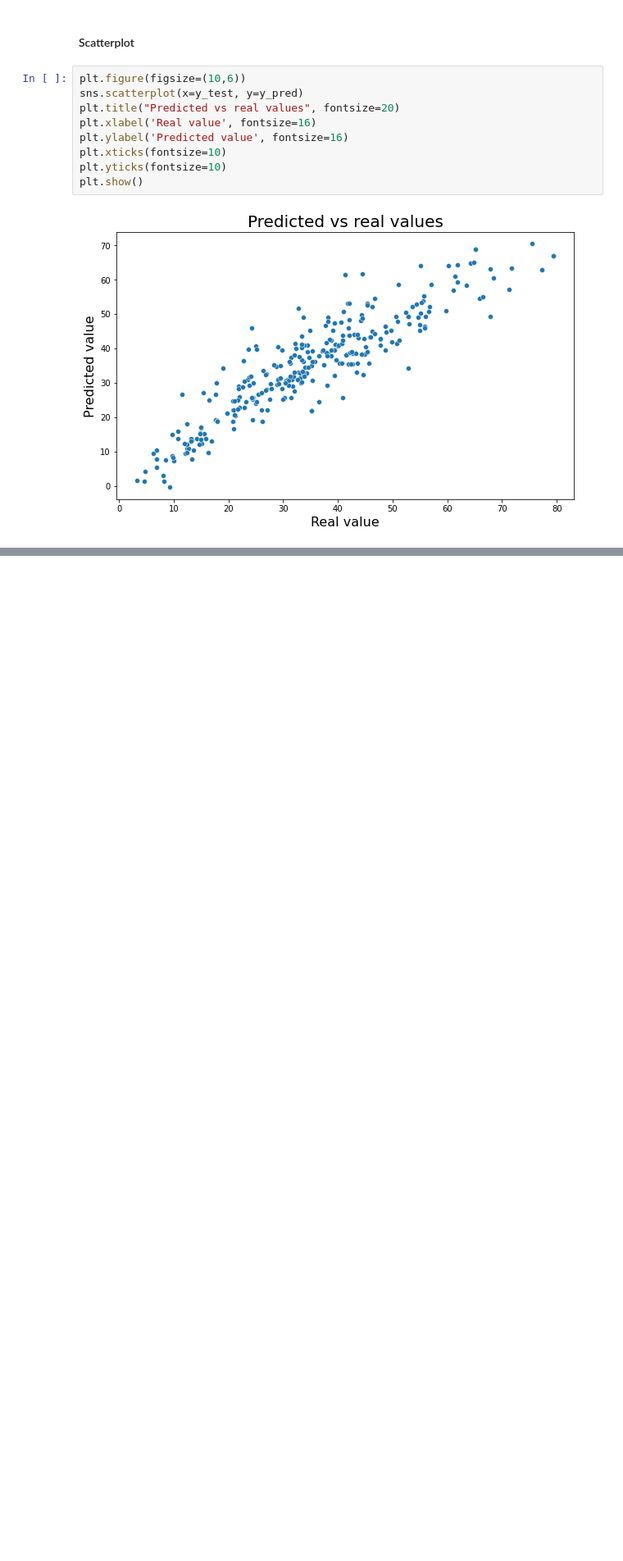
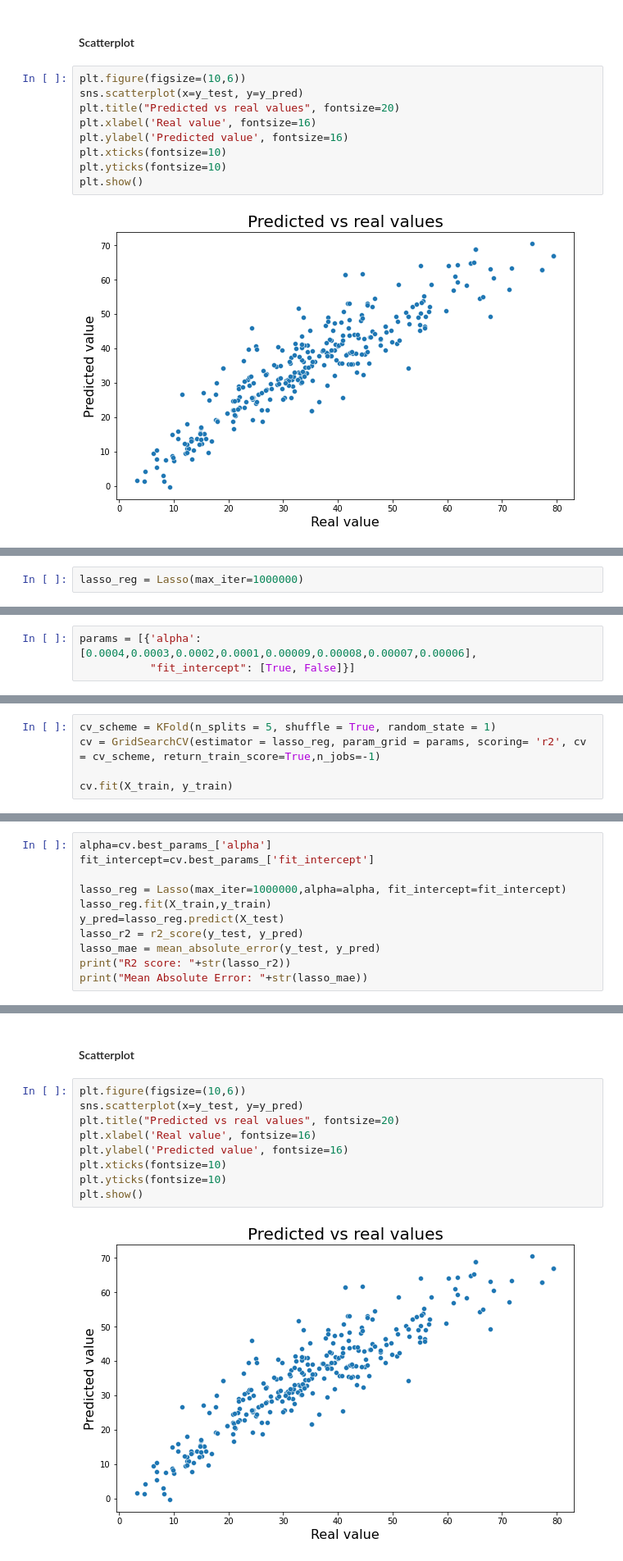
Before and after one commit to ZasadnyJan/Concrete_strength_regression, a Jupyter notebook: Main_notebook.ipynb, the cells around one changed output, grey strips where cells are left out. Shown at 82% size. Cells and saved outputs as stored; diff of their text form; blank space fills up the shorter version.

Commit message:
Lasso and RandomForest regressions

```diff
--- a/Main_notebook.ipynb
+++ b/Main_notebook.ipynb
@@ -706,0 +714,2 @@ plt.show()
+# %%
+lasso_reg = Lasso(max_iter=1000000)
@@ -706,0 +718,3 @@ plt.show()
+# %%
+params = [{'alpha': [0.0004,0.0003,0.0002,0.0001,0.00009,0.00008,0.00007,0.00006],
+           "fit_intercept": [True, False]}]
@@ -706,0 +723,5 @@ plt.show()
+# %%
+cv_scheme = KFold(n_splits = 5, shuffle = True, random_state = 1)
+cv = GridSearchCV(estimator = lasso_reg, param_grid = params, scoring= 'r2', cv = cv_scheme, return_train_score=True,n_jobs=-1)
+
+cv.fit(X_train, y_train)
@@ -706,0 +749,11 @@ plt.show()
+# %%
+alpha=cv.best_params_['alpha']
+fit_intercept=cv.best_params_['fit_intercept']
+
+lasso_reg = Lasso(max_iter=1000000,alpha=alpha, fit_intercept=fit_intercept)
+lasso_reg.fit(X_train,y_train)
+y_pred=lasso_reg.predict(X_test)
+lasso_r2 = r2_score(y_test, y_pred)
+lasso_mae = mean_absolute_error(y_test, y_pred)
+print("R2 score: "+str(lasso_r2))
+print("Mean Absolute Error: "+str(lasso_mae))
@@ -706,0 +763,13 @@ plt.show()
+# %% [markdown]
+#### Scatterplot
+# %%
+plt.figure(figsize=(10,6))
+sns.scatterplot(x=y_test, y=y_pred)
+plt.title("Predicted vs real values", fontsize=20)
+plt.xlabel('Real value', fontsize=16)
+plt.ylabel('Predicted value', fontsize=16)
+plt.xticks(fontsize=10)
+plt.yticks(fontsize=10)
+plt.show()
+# %% [output]
+[figure, added]
```
Also changed, not shown: parts of 32 cells of this notebook.
